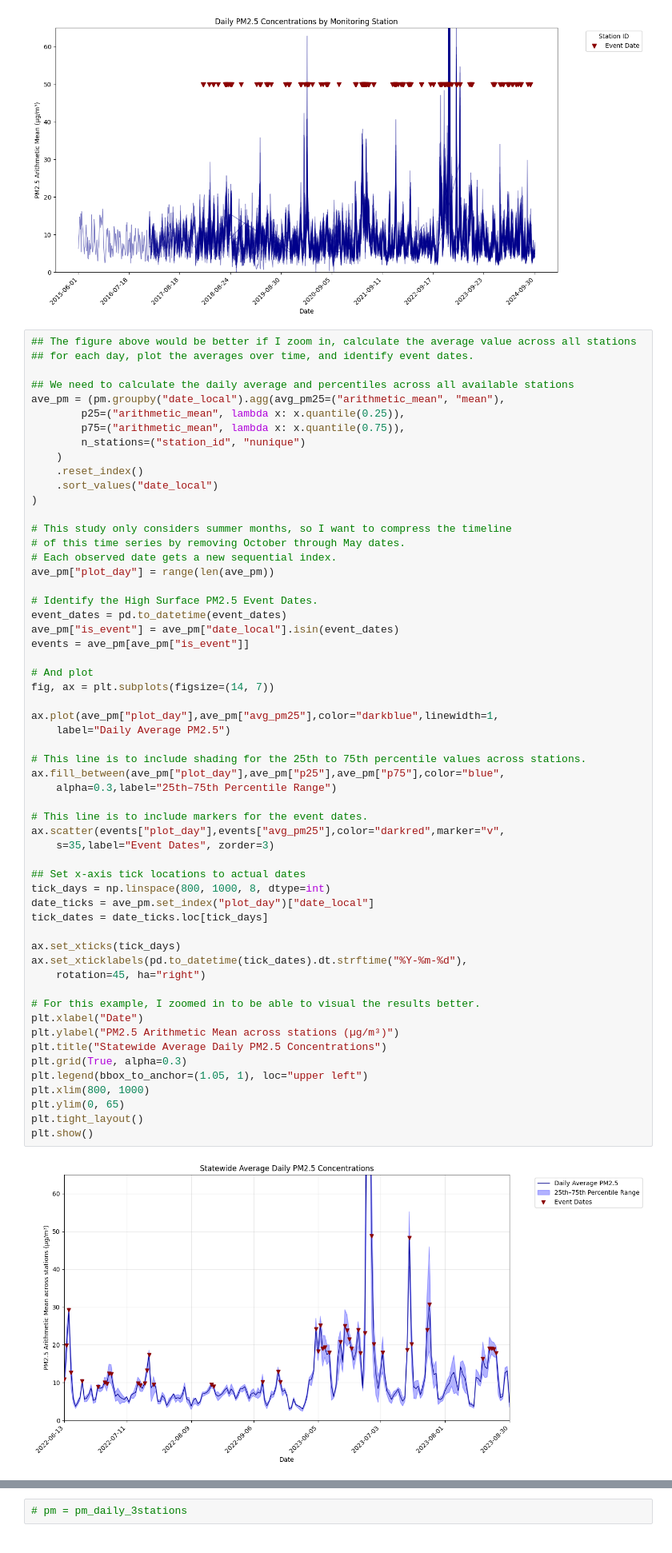
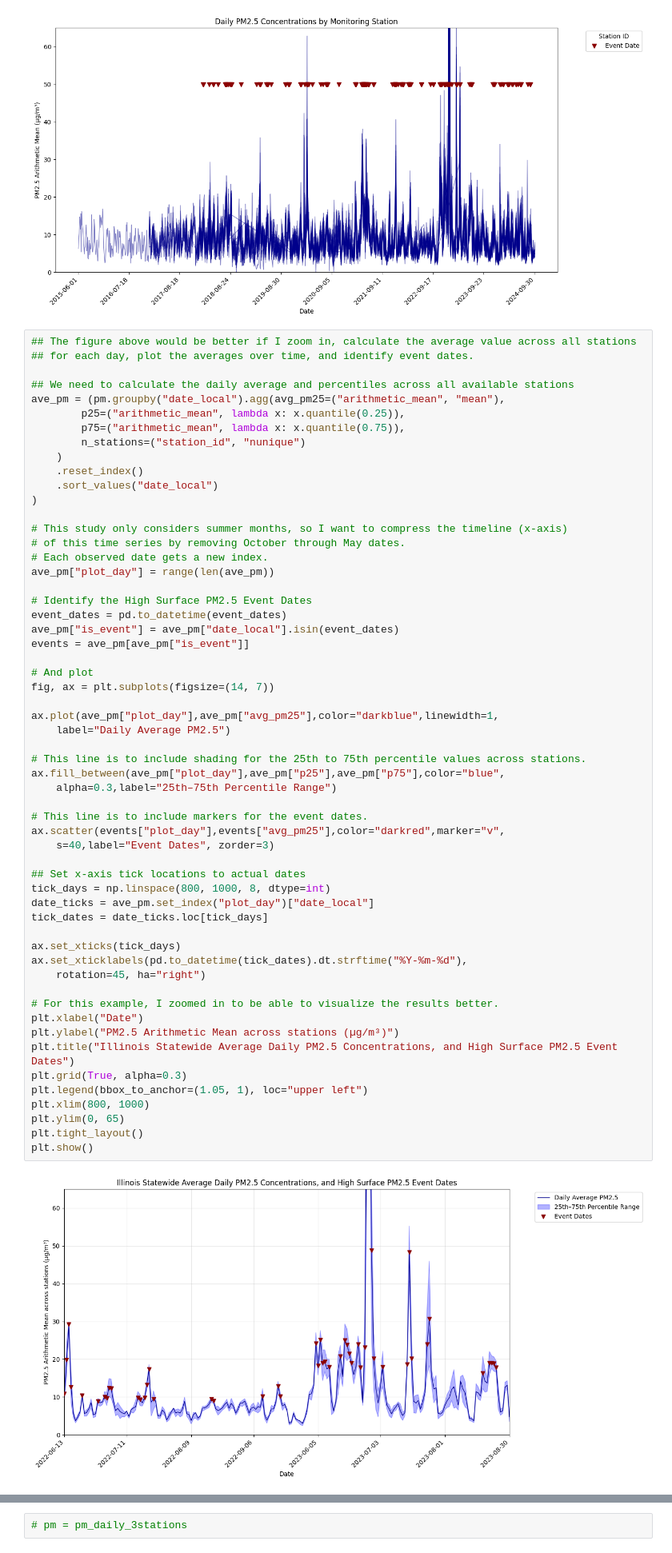
Before and after one commit to brietteshea/ATMS-596-Capstone-Project, a Jupyter notebook: 01_PM_Data_Processing.ipynb, the cells around one changed output, grey strips where cells are left out. Shown at 80% size. Saved outputs shown, nothing was run; the diff lists cells and outputs as text.

```diff
--- a/01_PM_Data_Processing.ipynb
+++ b/01_PM_Data_Processing.ipynb
@@ -656,12 +680,12 @@ ave_pm = (pm.groupby("date_local").agg(avg_pm25=("arithmetic_mean", "mean"),
     .sort_values("date_local")
 )
 
-# This study only considers summer months, so I want to compress the timeline
+# This study only considers summer months, so I want to compress the timeline (x-axis)
 # of this time series by removing October through May dates.
-# Each observed date gets a new sequential index.
+# Each observed date gets a new index.
 ave_pm["plot_day"] = range(len(ave_pm))
 
-# Identify the High Surface PM2.5 Event Dates.
+# Identify the High Surface PM2.5 Event Dates
 event_dates = pd.to_datetime(event_dates)
 ave_pm["is_event"] = ave_pm["date_local"].isin(event_dates)
 events = ave_pm[ave_pm["is_event"]]
@@ -670,35 +694,35 @@ events = ave_pm[ave_pm["is_event"]]
 fig, ax = plt.subplots(figsize=(14, 7))
 
 ax.plot(ave_pm["plot_day"],ave_pm["avg_pm25"],color="darkblue",linewidth=1,
     label="Daily Average PM2.5")
 
 # This line is to include shading for the 25th to 75th percentile values across stations.
 ax.fill_between(ave_pm["plot_day"],ave_pm["p25"],ave_pm["p75"],color="blue",
     alpha=0.3,label="25th–75th Percentile Range")
 
 # This line is to include markers for the event dates.
 ax.scatter(events["plot_day"],events["avg_pm25"],color="darkred",marker="v",
-    s=35,label="Event Dates", zorder=3)
+    s=40,label="Event Dates", zorder=3)
 
 ## Set x-axis tick locations to actual dates
 tick_days = np.linspace(800, 1000, 8, dtype=int)
 date_ticks = ave_pm.set_index("plot_day")["date_local"]
 tick_dates = date_ticks.loc[tick_days]
 
 ax.set_xticks(tick_days)
 ax.set_xticklabels(pd.to_datetime(tick_dates).dt.strftime("%Y-%m-%d"),
     rotation=45, ha="right")
 
-# For this example, I zoomed in to be able to visual the results better.
+# For this example, I zoomed in to be able to visualize the results better.
 plt.xlabel("Date")
 plt.ylabel("PM2.5 Arithmetic Mean across stations (µg/m³)")
-plt.title("Statewide Average Daily PM2.5 Concentrations")
+plt.title("Illinois Statewide Average Daily PM2.5 Concentrations, and High Surface PM2.5 Event Dates")
 plt.grid(True, alpha=0.3)
 plt.legend(bbox_to_anchor=(1.05, 1), loc="upper left")
 plt.xlim(800, 1000)
 plt.ylim(0, 65)
 plt.tight_layout()
 plt.show()
 # %% [output]
-[figure, old version]
+[figure, new version]
 # %%
```
Also changed, not shown: parts of 29 cells of this notebook.
